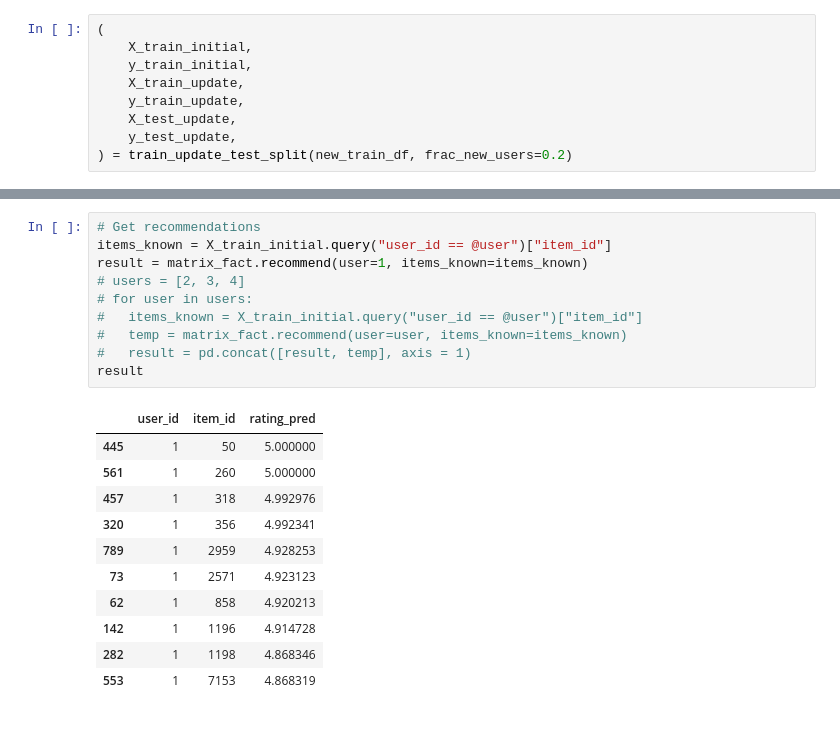
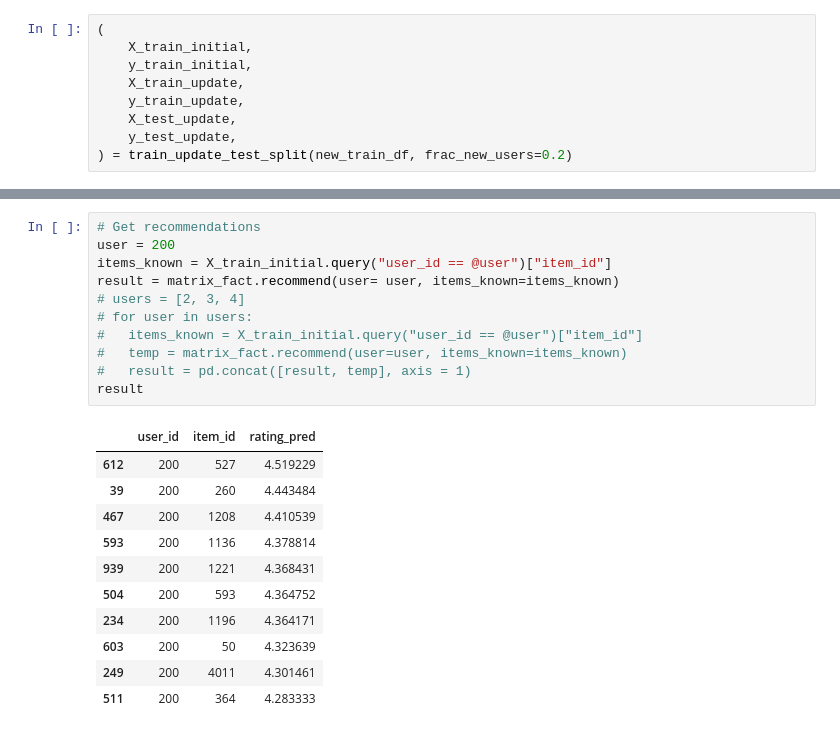
Before and after one commit to KevinTheRainmaker/Recommendation_Algorithms, a Jupyter notebook: colab/fastcampus/Matrix_Factorization_Trial.ipynb, the cells around one changed output, grey strips where cells are left out. Saved outputs shown, nothing was run; the diff lists cells and outputs as text.

```diff
--- a/colab/fastcampus/Matrix_Factorization_Trial.ipynb
+++ b/colab/fastcampus/Matrix_Factorization_Trial.ipynb
@@ -399,23 +399,24 @@ Test RMSE: 0.9477
 # %%
 # Get recommendations
+user = 200
 items_known = X_train_initial.query("user_id == @user")["item_id"]
-result = matrix_fact.recommend(user=1, items_known=items_known)
+result = matrix_fact.recommend(user= user, items_known=items_known)
 # users = [2, 3, 4]
 # for user in users:
 #   items_known = X_train_initial.query("user_id == @user")["item_id"]
 #   temp = matrix_fact.recommend(user=user, items_known=items_known)
 #   result = pd.concat([result, temp], axis = 1)
 result
 # %% [output]
 |  | user_id | item_id | rating_pred |
-| 445 | 1 | 50 | 5.000000 |
-| 561 | 1 | 260 | 5.000000 |
-| 457 | 1 | 318 | 4.992976 |
-| 320 | 1 | 356 | 4.992341 |
-| 789 | 1 | 2959 | 4.928253 |
-| 73 | 1 | 2571 | 4.923123 |
-| 62 | 1 | 858 | 4.920213 |
-| 142 | 1 | 1196 | 4.914728 |
-| 282 | 1 | 1198 | 4.868346 |
-| 553 | 1 | 7153 | 4.868319 |
+| 612 | 200 | 527 | 4.519229 |
+| 39 | 200 | 260 | 4.443484 |
+| 467 | 200 | 1208 | 4.410539 |
+| 593 | 200 | 1136 | 4.378814 |
+| 939 | 200 | 1221 | 4.368431 |
+| 504 | 200 | 593 | 4.364752 |
+| 234 | 200 | 1196 | 4.364171 |
+| 603 | 200 | 50 | 4.323639 |
+| 249 | 200 | 4011 | 4.301461 |
+| 511 | 200 | 364 | 4.283333 |
 # %%
```
Also changed, not shown: parts of 12 cells of this notebook.
